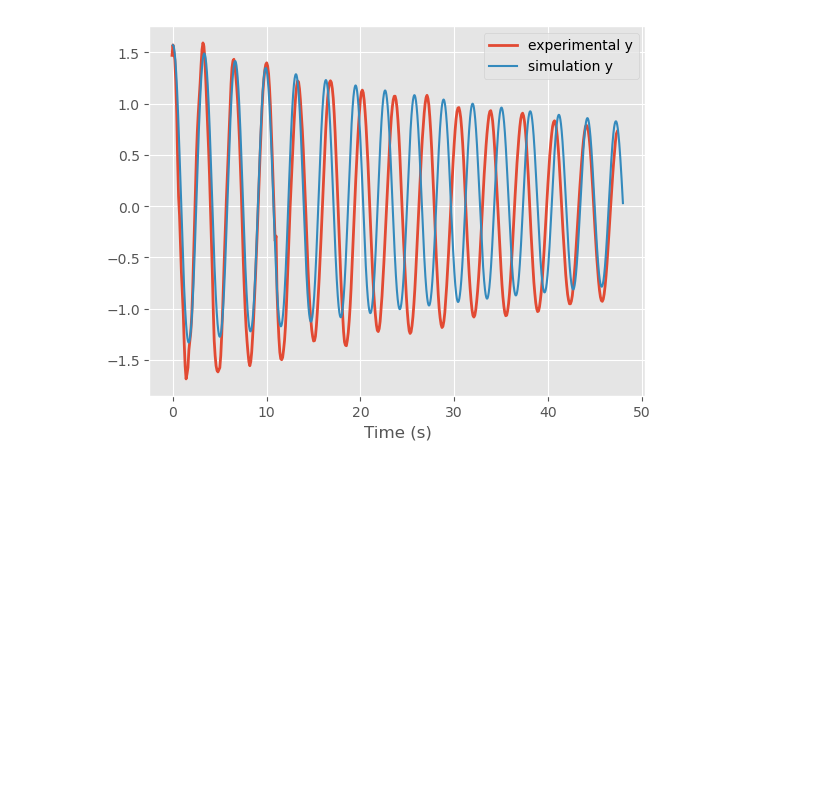
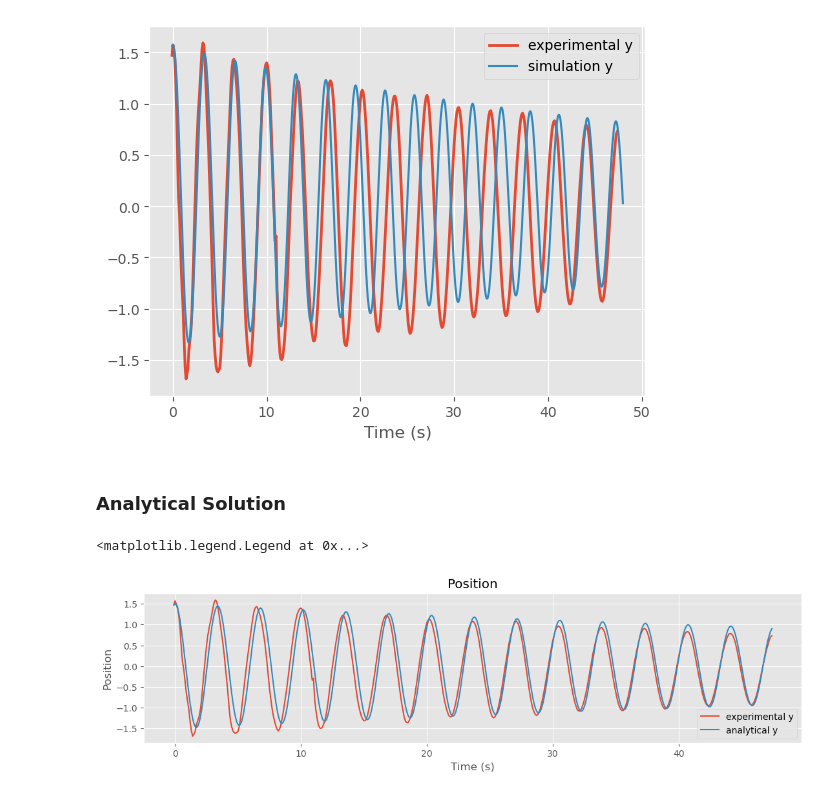
Before and after one commit to philliproos01/Commputational-Physics-Models, a Jupyter notebook: proj4/PHY68 Project 4 Oscillator.ipynb, the cells around one changed output. Drawn from its saved outputs; the diff is of its cells as text; code cells hidden in the pictures; blank space fills up the shorter version.

Commit message:
fit analytical model to experimental y

```diff
--- a/proj4/PHY68 Project 4 Oscillator.ipynb
+++ b/proj4/PHY68 Project 4 Oscillator.ipynb
@@ -291,3 +254,30 @@ plt.show
 The time step is  0.004800480048004801
 <function matplotlib.pyplot.show(close=None, block=None)>
 [figure]
+# %% [markdown]
+### Analytical Solution
+# %%
+# Constants (need to be updated accordingly)
+A = 1.5 # amplitude (meters)
+b = 0.010 # damping factor, b = c/2m
+alpha = 1.85 # frequency (radians per second)
+phi = 0 # phase shift
+
+y = A * np.exp(-b * exp_time) * np.cos(alpha * exp_time - phi)
+# %%
+# Graphs
+
+fig, ax = plt.subplots(1, 1, figsize=(12, 4))
+
+fig.tight_layout(pad=5.0)
+
+# Position Graph
+ax.set_title("Position")
+ax.set_xlabel("Time (s)")
+ax.set_ylabel("Position")
+ax.plot(exp_time, exp_y, label="experimental y")
+ax.plot(exp_time, y, label="analytical y")
+ax.legend()
+# %% [output]
+<matplotlib.legend.Legend at 0x...>
+[figure, new version]
```
Also changed, not shown: parts of 6 cells of this notebook, 1 other file.
